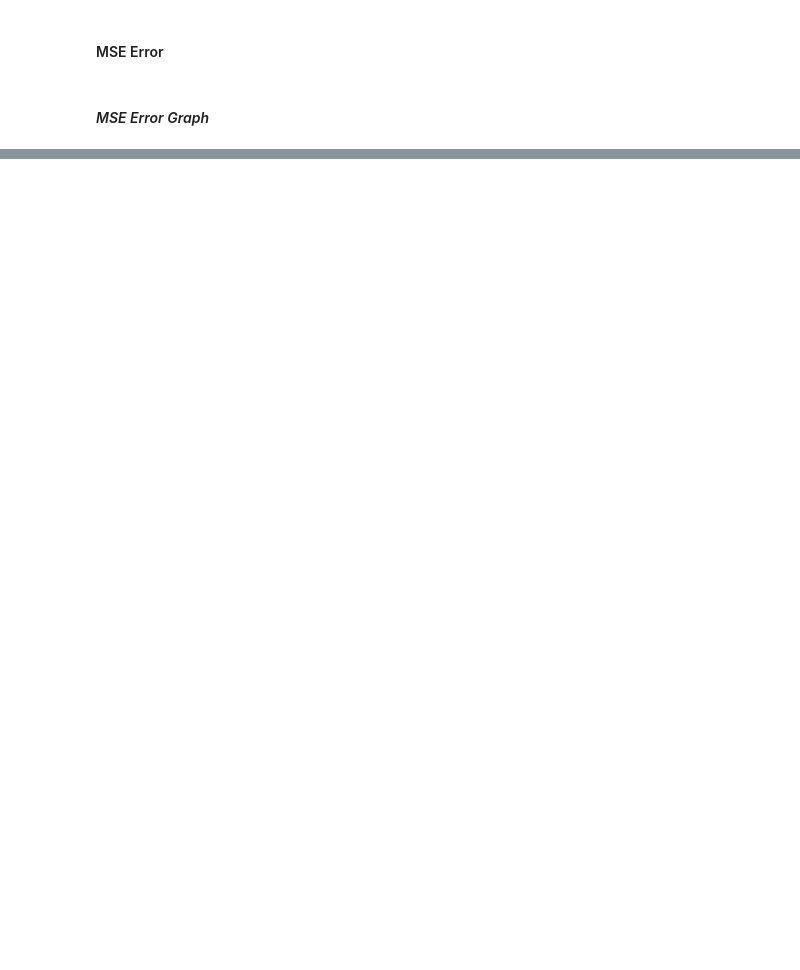
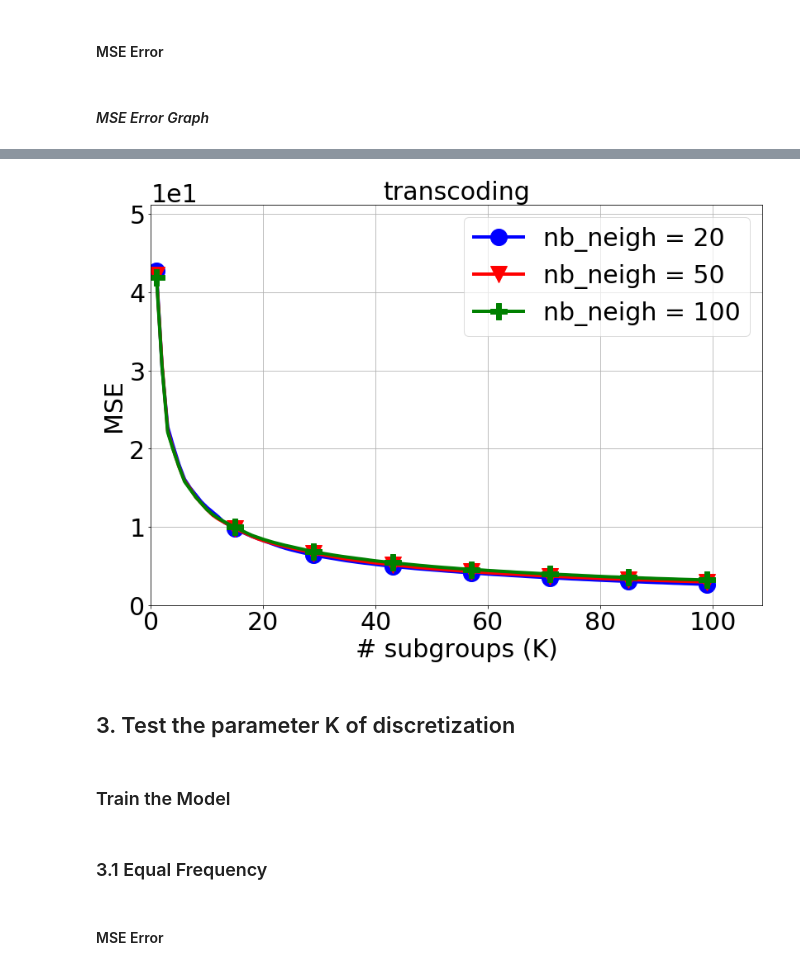
Before and after one commit to RemilYoucef/split-sd4x-dm2l, a Jupyter notebook: tabular data/regression/Benchmarks/3. transcoding videos/supplementary tests/trans_tests_eval.ipynb, the cells around one changed output, grey strips where cells are left out. Cells and saved outputs as stored; diff of their text form; code cells hidden in the pictures; blank space fills up the shorter version.

```diff
--- a/tabular data/regression/Benchmarks/3. transcoding videos/supplementary tests/trans_tests_eval.ipynb
+++ b/tabular data/regression/Benchmarks/3. transcoding videos/supplementary tests/trans_tests_eval.ipynb
@@ -118,0 +177,6 @@ plotMSEwrtNbModels('transcoding_videos',path)
+# %%
+plotMSENbNeighbors('transcoding',path)
+# %% [output]
+[figure, added]
+# %% [markdown]
+## 3. Test the parameter K of discretization
@@ -118,0 +202,2 @@ plotMSEwrtNbModels('transcoding_videos',path)
+# %% [markdown]
+### Train the Model
@@ -118,0 +214,4 @@ plotMSEwrtNbModels('transcoding_videos',path)
+# %% [markdown]
+### 3.1  Equal Frequency
+# %% [markdown]
+####  MSE Error
```
Also changed, not shown: parts of 24 cells of this notebook, 28 other files.
